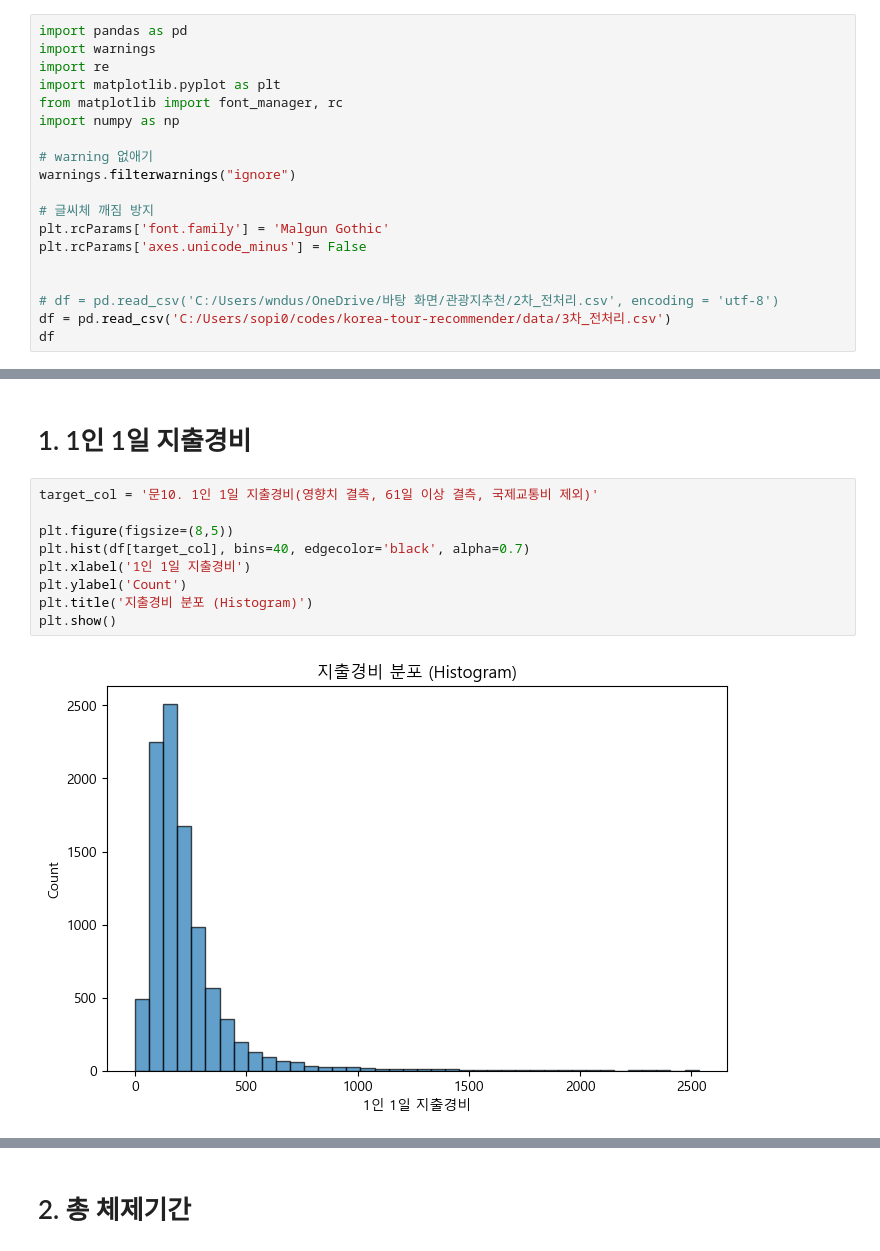
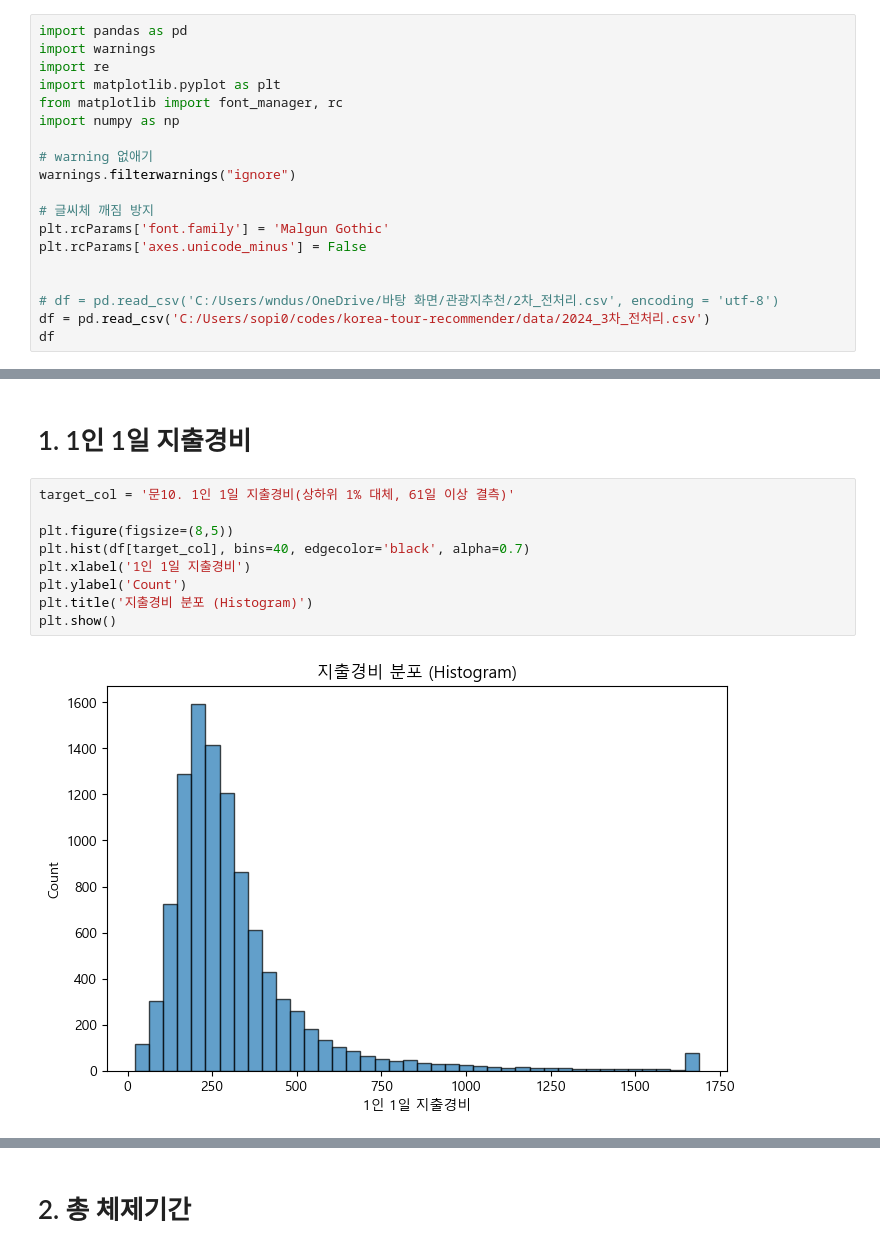
Before and after one commit to mariethecat08/korea-tour-recommender, a Jupyter notebook: notebooks/실험용/4차_전처리.ipynb, the cells around one changed output, grey strips where cells are left out. Cells and saved outputs as stored; diff of their text form.

```diff
--- a/notebooks/실험용/4차_전처리.ipynb
+++ b/notebooks/실험용/4차_전처리.ipynb
@@ -15,6 +15,6 @@ plt.rcParams['axes.unicode_minus'] = False
 
 
 # df = pd.read_csv('C:/Users/wndus/OneDrive/바탕 화면/관광지추천/2차_전처리.csv', encoding = 'utf-8')
-df = pd.read_csv('C:/Users/sopi0/codes/korea-tour-recommender/data/3차_전처리.csv')
+df = pd.read_csv('C:/Users/sopi0/codes/korea-tour-recommender/data/2024_3차_전처리.csv')
 df
 # %% [output]
@@ -34,16 +50,16 @@ df
 # %% [markdown]
 # 1. 1인 1일 지출경비
 # %%
-target_col = '문10. 1인 1일 지출경비(영향치 결측, 61일 이상 결측, 국제교통비 제외)'
+target_col = '문10. 1인 1일 지출경비(상하위 1% 대체, 61일 이상 결측)'
 
 plt.figure(figsize=(8,5))
 plt.hist(df[target_col], bins=40, edgecolor='black', alpha=0.7)
 plt.xlabel('1인 1일 지출경비')
 plt.ylabel('Count')
 plt.title('지출경비 분포 (Histogram)')
 plt.show()
 # %% [output]
-[figure, old version]
+[figure, new version]
 # %%
 quantiles = np.arange(0, 1.01, 0.05)   # 0%, 5%, 10%, ..., 100%
 q_table = df[target_col].quantile(quantiles)
```
Also changed, not shown: parts of 39 cells of this notebook, 27 other files.
